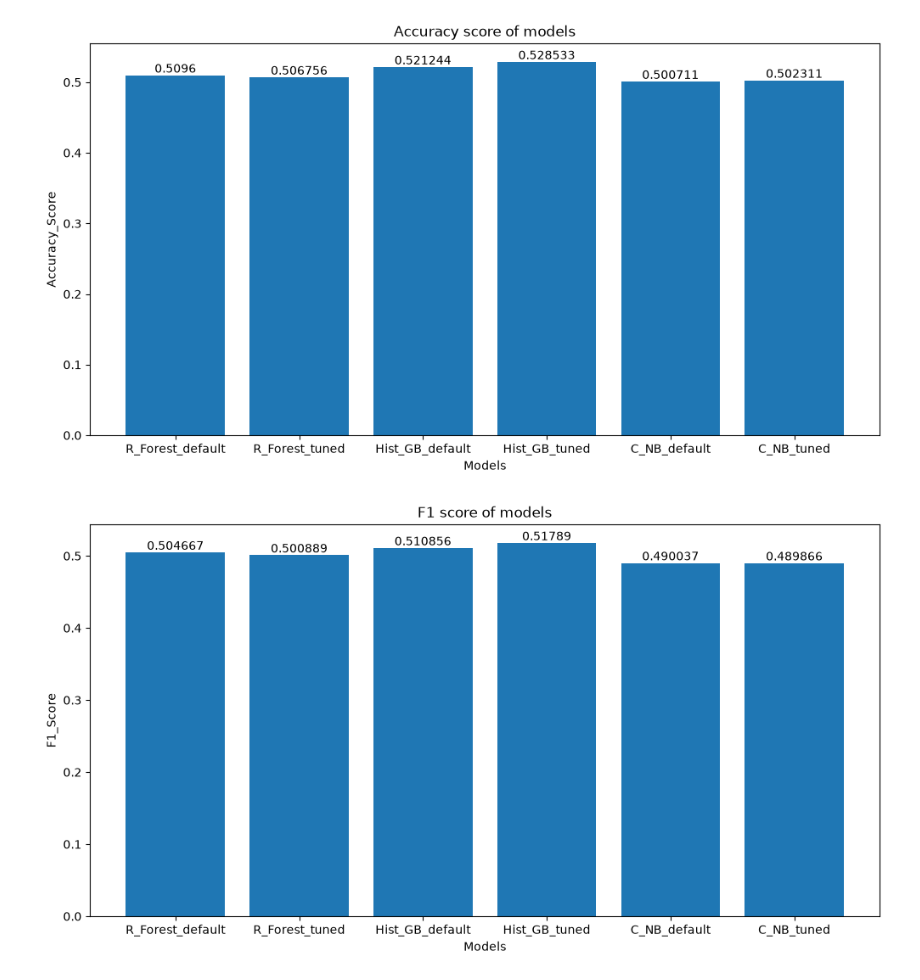
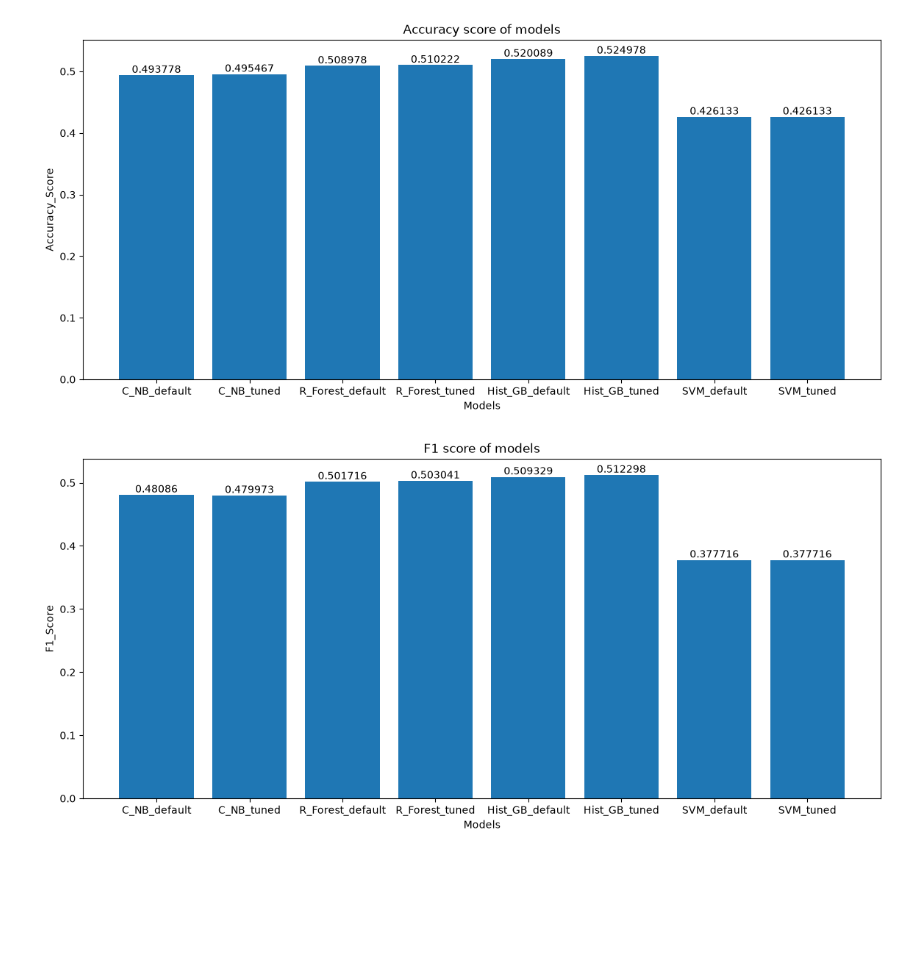
Before and after one commit to Helytre/Intro_AI_MT-MG, a Jupyter notebook: main.ipynb, the cells around one changed output. Drawn from its saved outputs; the diff is of its cells as text; code cells hidden in the pictures; blank space fills up the shorter version.

```diff
--- a/main.ipynb
+++ b/main.ipynb
@@ -1,10 +1,11 @@
 # %%
-from Dependency.File_converter import selecting
+import Dependency.Data_splitting as spl
 from Models import Random_Forest,SVM,Hist_Gradient_Boosting,Categorical_NB
-from sklearn.metrics import accuracy_score, precision_score, recall_score, f1_score, confusion_matrix
 
 #selecting training and testing data from cleaned dataset
-data_training, data_testing = selecting()
+dataset = spl.selecting()
+
+dataset = spl.targeting(dataset)
 
 result = []
 # %%
@@ -193,31 +15,44 @@ if(True):
+# %%
+#Random Forest
+if(True):
+    result.append(Random_Forest.Forest(dataset))
+# %%
+#Hist_Grabient_Boosting
+if(True):
+    result.append(Hist_Gradient_Boosting.H_Grad_Boosting(dataset, False))
+# %%
+#SVM (SVC)
+if(True):
+    result.append(SVM.SVM_svc(dataset))
 # %%
 import matplotlib.pyplot as plt
 
 models = []
 accuracy = []
 f1 = []
-for val in result:
-    models.append(val[0])
-    accuracy.append(val[1])
-    f1.append(val[2])
+for res in result:
+    for val in res:
+        models.append(val[0])
+        accuracy.append(val[1])
+        f1.append(val[2])
 
 f, plot = plt.subplots()
-f.set_figwidth(12)
+f.set_figwidth(14)
 f.set_figheight(6)
 
 p = plot.bar(models, accuracy)
 
 plot.bar_label(p)
 
 plt.title('Accuracy score of models')
 plt.xlabel('Models')
 plt.ylabel('Accuracy_Score')
 plt.show()
 # %% [output]
-[figure, old version]
+[figure, new version]
 # %%
 f, plot = plt.subplots()
-f.set_figwidth(12)
+f.set_figwidth(14)
 f.set_figheight(6)
 
 p = plot.bar(models, f1)
@@ -229,4 +64,4 @@ plt.xlabel('Models')
 plt.ylabel('F1_Score')
 plt.show()
 # %% [output]
-[figure, old version]
+[figure, new version]
```
Also changed, not shown: parts of 4 cells of this notebook, 9 other files.
